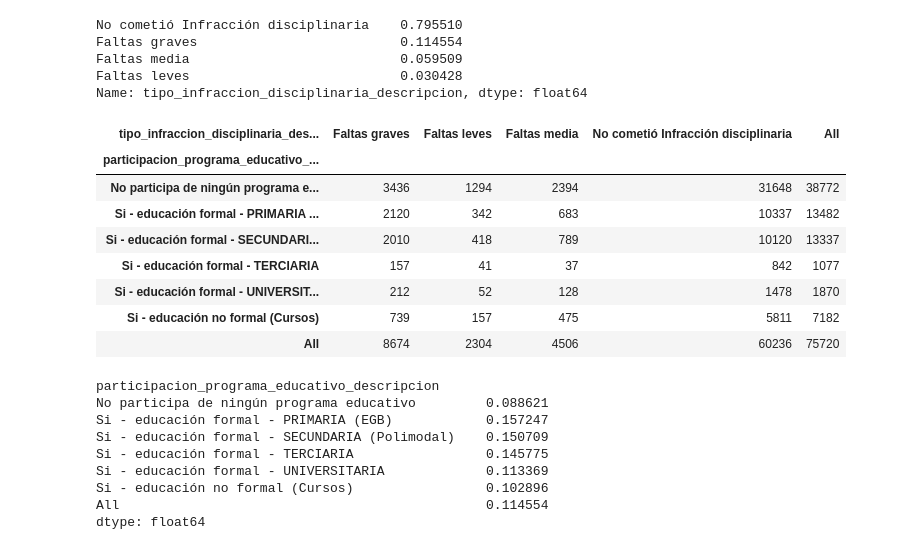
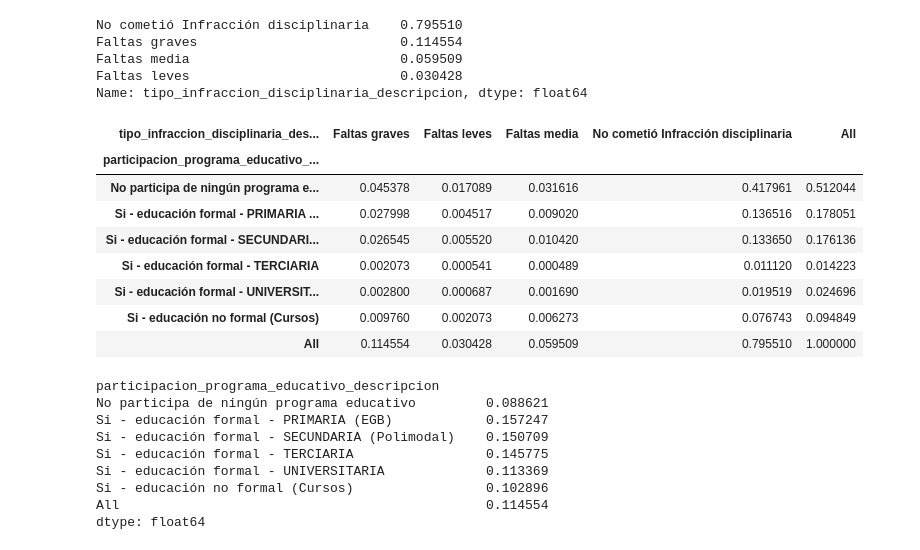
Before and after one commit to nahuelalmeira/poblacionPenal, a Jupyter notebook: VisualizacionYAnalisis/DiploDatos_PoblacionPenitenciariaArgentina_VyA.ipynb, the cells around one changed output. Cells and saved outputs as stored; diff of their text form; code cells hidden in the pictures.

```diff
--- a/VisualizacionYAnalisis/DiploDatos_PoblacionPenitenciariaArgentina_VyA.ipynb
+++ b/VisualizacionYAnalisis/DiploDatos_PoblacionPenitenciariaArgentina_VyA.ipynb
@@ -785,20 +785,20 @@ Faltas media                           0.059509
 Faltas leves                           0.030428
 Name: tipo_infraccion_disciplinaria_descripcion, dtype: float64
 # %%
-contingency = data_reincidencia.pivot_table(index='participacion_programa_educativo_descripcion',
-                                            columns='tipo_infraccion_disciplinaria_descripcion',
-                                            values='provincia_descripcion', aggfunc='count', margins=True)
+contingency = pd.crosstab(data_reincidencia['participacion_programa_educativo_descripcion'],
+                          data_reincidencia['tipo_infraccion_disciplinaria_descripcion'],
+                          margins=True, normalize=True)
 contingency
 # %% [output]
 | tipo_infraccion_disciplinaria_des... | Faltas graves | Faltas leves | Faltas media | No cometió Infracción disciplinaria | All |
 | participacion_programa_educativo_... |  |  |  |  |  |
-| No participa de ningún programa e... | 3436 | 1294 | 2394 | 31648 | 38772 |
-| Si - educación formal - PRIMARIA ... | 2120 | 342 | 683 | 10337 | 13482 |
-| Si - educación formal - SECUNDARI... | 2010 | 418 | 789 | 10120 | 13337 |
-| Si - educación formal - TERCIARIA | 157 | 41 | 37 | 842 | 1077 |
-| Si - educación formal - UNIVERSIT... | 212 | 52 | 128 | 1478 | 1870 |
-| Si - educación no formal (Cursos) | 739 | 157 | 475 | 5811 | 7182 |
-| All | 8674 | 2304 | 4506 | 60236 | 75720 |
+| No participa de ningún programa e... | 0.045378 | 0.017089 | 0.031616 | 0.417961 | 0.512044 |
+| Si - educación formal - PRIMARIA ... | 0.027998 | 0.004517 | 0.009020 | 0.136516 | 0.178051 |
+| Si - educación formal - SECUNDARI... | 0.026545 | 0.005520 | 0.010420 | 0.133650 | 0.176136 |
+| Si - educación formal - TERCIARIA | 0.002073 | 0.000541 | 0.000489 | 0.011120 | 0.014223 |
+| Si - educación formal - UNIVERSIT... | 0.002800 | 0.000687 | 0.001690 | 0.019519 | 0.024696 |
+| Si - educación no formal (Cursos) | 0.009760 | 0.002073 | 0.006273 | 0.076743 | 0.094849 |
+| All | 0.114554 | 0.030428 | 0.059509 | 0.795510 | 1.000000 |
 # %%
 contingency['Faltas graves'] / contingency['All']
 # %% [output]
```
Also changed, not shown: parts of 20 cells of this notebook.
